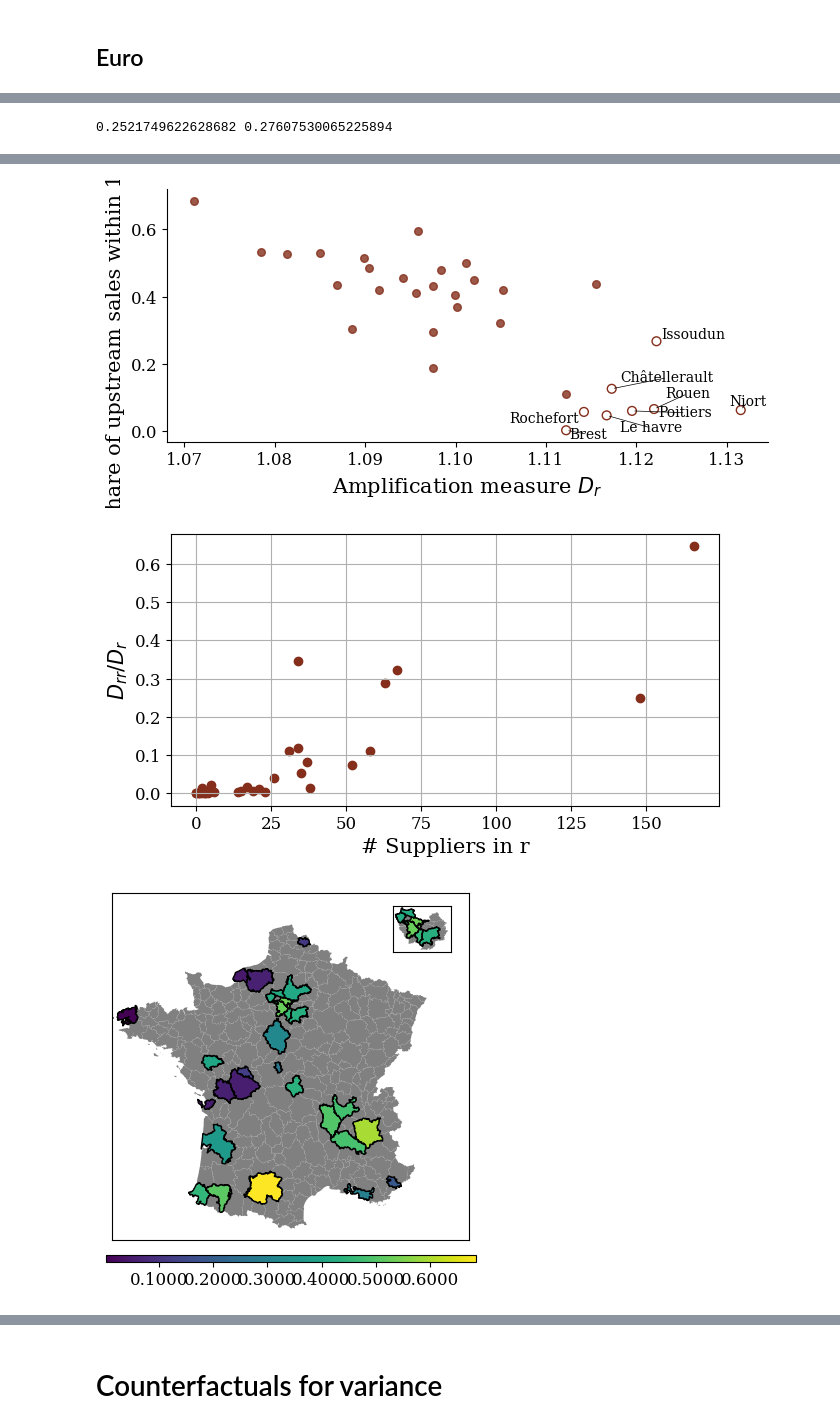
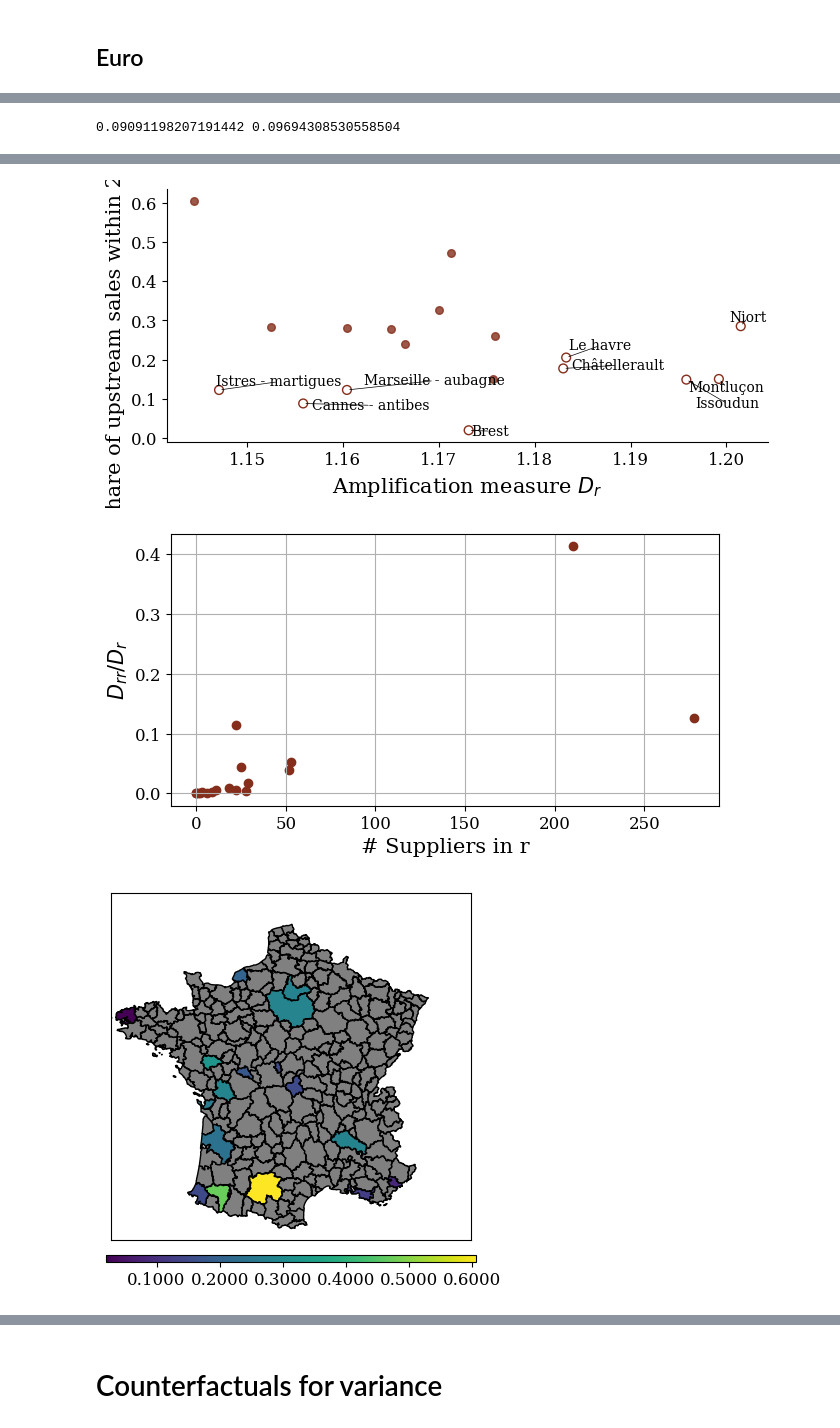
Before and after one commit to SwannChelly/SMM_Spatial_Comovement, a Jupyter notebook: analysis.ipynb, the cells around one changed output, grey strips where cells are left out. Cells and saved outputs as stored; diff of their text form; code cells hidden in the pictures.

```diff
--- a/analysis.ipynb
+++ b/analysis.ipynb
@@ -1774,10 +1242,10 @@ panel_df
 
 
 # Load and unpack in one step
-industry_dict = {"auto":{"industry_label":"auto_23","industry_name":"auto"},
-"aero":{"industry_label":"aero","industry_name":"aero"}}
+industry_dict = {"auto":{"industry_label":"auto","industry":"auto"},
+"aero":{"industry_label":"aero","industry":"aero"}}
 
-data = load_industry_data(industry_dict['aero']['industry_label'], industry_dict['aero']['industry_name'])
+data = load_industry_data(industry_dict['aero']['industry_label'], industry_dict['aero']['industry'])
 globals().update(data)  # In a script
 print(d)  # "C29A"
 filter_N_upstream_df.ze2010.nunique()
@@ -2858,9 +2245,0 @@ Diffusion.groupby(['ze2010_shocked'])[['supplier_bellow_threshold_1','local_prop
-# %%
-bins = [50,100,150,200]
-K_max = len(bins)+1
-Diffusion =  assign_dummies_distance(Diffusion,col = "distance",bins = bins)
-for k in range(0,K_max):
-    Diffusion[f'dist_{k}'] *= Diffusion.supplier
-for K in range(1,K_max):
-    Diffusion[f'supplier_bellow_threshold_{K}'] = Diffusion[[f'dist_{k}' for k in range(0,K)]].sum(axis = 1)
-tmp = tmp.merge(Diffusion[['ze2010_shocked']+[f'supplier_bellow_threshold_{k}' for k in range(1,K_max)] ].groupby('ze2010_shocked')[[f'supplier_bellow_threshold_{k}' for k in range(1,K_max)]].sum().reset_index(),on = "ze2010_shocked")
@@ -2887,5 +2245,0 @@ tmp
-# %%
-tmp = tmp.merge(distance_long.query('ze2010 == "0061"'),on = "ze2010_shocked")
-tmp['coef']*=100
-pf.feols('coef ~ log(distance)',data = tmp).summary()
-pf.etable([pf.feols(f"coef ~ supplier_bellow_threshold_{k}",data = tmp) for k in range(1,K_max)])
@@ -2896,8 +2248,8 @@ KeyError: 'coef'
 
 
 
-for industry,industry_name in [['aero','aero'],['auto_23','auto']]:
-    data = load_industry_data(industry,industry_name)
+for industry in ['aero','auto']:
+    data = load_industry_data(industry)
     globals().update(data)  # In a script
 
     sector_names = filter_N_upstream_df[['A129']].drop_duplicates().sort_values(by = "A129").reset_index()
@@ -3014,7 +2366,7 @@ for industry,industry_name in [['aero','aero'],['auto_23','auto']]:
 
     # # --- Axes formatting ---
     # ax.set_yticks(y_pos)
-    # ax.set_yticklabels(df["ze2010_nam"])
+    # ax.set_yticklabels(df["ze2010_name"])
 
     # ax.invert_yaxis()  # largest coefficient on top
     # ax.axvline(0, color="black", linewidth=1)
@@ -3030,13 +2382,13 @@ for industry,industry_name in [['aero','aero'],['auto_23','auto']]:
 
     # plt.tight_layout()
     # plt.savefig(
-    #     os.path.join("../reporting_combined/", f"Coefficient_plot_{industry_name}.pdf"),
+    #     os.path.join("../reporting_combined/", f"Coefficient_plot_{industry}.pdf"),
     #     bbox_inches="tight"
     # )
     df = (
         Total_amplification
         .merge(france, on="ze2010")
-        [["ze2010_nam", "amplification"]]
+        [["ze2010_name", "amplification"]]
         .dropna()
         .sort_values("amplification", ascending=True)  # ascending for hbar
         .reset_index(drop=True)
@@ -3047,7 +2399,7 @@ for industry,industry_name in [['aero','aero'],['auto_23','auto']]:
     fig, ax = plt.subplots(figsize=(8, 6))
 
     ax.barh(
-        df["ze2010_nam"],
+        df["ze2010_name"],
         df["amplification"],
         color=toulouse_color
     )
@@ -3066,9 +2418,9 @@ for industry,industry_name in [['aero','aero'],['auto_23','auto']]:
 
     # --- Layout ---
     plt.tight_layout()
-    plt.savefig(os.path.join("../reporting_combined/", f'Amplification_{industry_name}.pdf'), bbox_inches='tight')
+    plt.savefig(os.path.join("../reporting_combined/", f'Amplification_{industry}.pdf'), bbox_inches='tight')
 
-    d = 100
+    d = 200
     df = Diffusion.copy()
     df["share"] = df.supplier_diffusion/df.Total_amplification_supplier
     df = df.query('distance <= @d')
@@ -3078,7 +2430,7 @@ for industry,industry_name in [['aero','aero'],['auto_23','auto']]:
     fig, ax = plt.subplots(figsize=(8, 6))
 
     ax.barh(
-        df["ze2010_nam"],
+        df["ze2010_name"],
         df["share"],
         color=toulouse_color
     )
@@ -3096,7 +2448,7 @@ for industry,industry_name in [['aero','aero'],['auto_23','auto']]:
     ax.spines["right"].set_visible(False)
 
     plt.savefig(
-        os.path.join("../reporting_combined/", f"Coefficient_plot_{industry_name}.pdf"),
+        os.path.join("../reporting_combined/", f"Coefficient_plot_{industry}.pdf"),
         bbox_inches="tight"
     )
 
@@ -3104,8 +2456,8 @@ for industry,industry_name in [['aero','aero'],['auto_23','auto']]:
     tmp['name'] = np.nan
 
     tmp.name = np.nan
-    tmp.loc[tmp.ze2010_shocked.isin(tmp.sort_values(by = "share").head().ze2010_shocked),"name"] = tmp.loc[tmp.ze2010_shocked.isin(tmp.sort_values(by = "share").head().ze2010_shocked),"ze2010_nam"]
-    tmp.loc[tmp.ze2010_shocked.isin(tmp.sort_values(by = "amplification").tail().ze2010_shocked),"name"] = tmp.loc[tmp.ze2010_shocked.isin(tmp.sort_values(by = "amplification").tail().ze2010_shocked),"ze2010_nam"]
+    tmp.loc[tmp.ze2010_shocked.isin(tmp.sort_values(by = "share").head().ze2010_shocked),"name"] = tmp.loc[tmp.ze2010_shocked.isin(tmp.sort_values(by = "share").head().ze2010_shocked),"ze2010_name"]
+    tmp.loc[tmp.ze2010_shocked.isin(tmp.sort_values(by = "amplification").tail().ze2010_shocked),"name"] = tmp.loc[tmp.ze2010_shocked.isin(tmp.sort_values(by = "amplification").tail().ze2010_shocked),"ze2010_name"]
 
     from adjustText import adjust_text
     fig, ax = plt.subplots(figsize=get_figsize())
@@ -3171,7 +2523,7 @@ for industry,industry_name in [['aero','aero'],['auto_23','auto']]:
     #ax.legend(frameon=False, loc="best")
 
     plt.tight_layout()
-    plt.savefig(os.path.join("../reporting_combined/", f'Amplification_vs_elasticity_{industry_name}.pdf'), bbox_inches='tight')
+    plt.savefig(os.path.join("../reporting_combined/", f'Amplification_vs_elasticity_{industry}.pdf'), bbox_inches='tight')
 
 
     local_diffusion = Diffusion.query('ze2010_shocked==ze2010')
@@ -3202 +2550 @@ For example, when doing 'df[col].method(value, inplace=True)', try using 'df.met
-0.2521749622628682 0.27607530065225894
+0.09091198207191442 0.09694308530558504
@@ -3213,3 +2553,3 @@ For example, when doing 'df[col].method(value, inplace=True)', try using 'df.met
-[figure, old version]
+[figure, new version]
-[figure, old version]
+[figure, new version]
-[figure, old version]
+[figure, new version]
```
Also changed, not shown: parts of 66 cells of this notebook, 2 other files.
